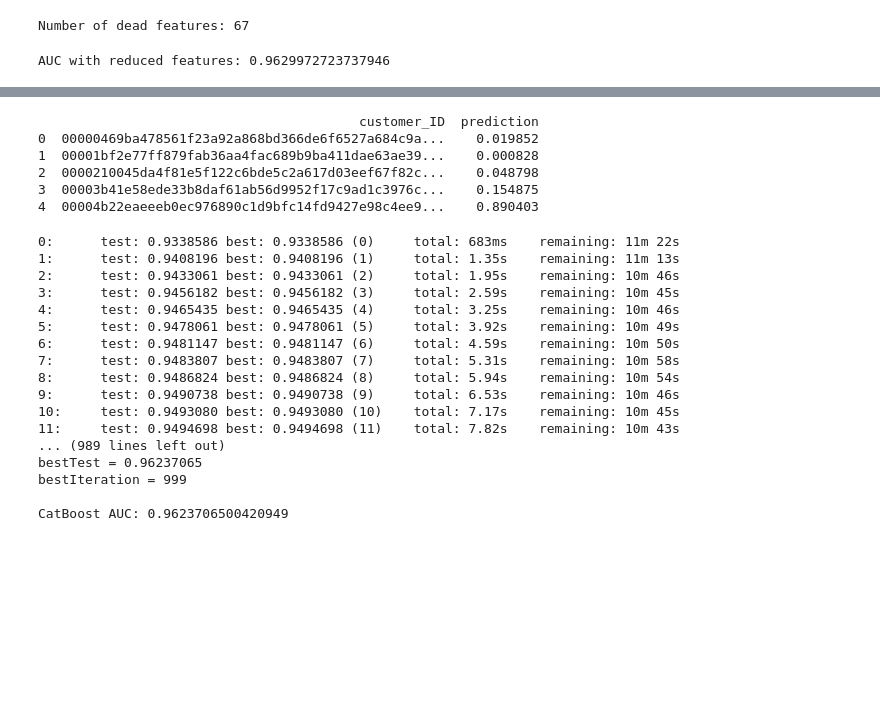
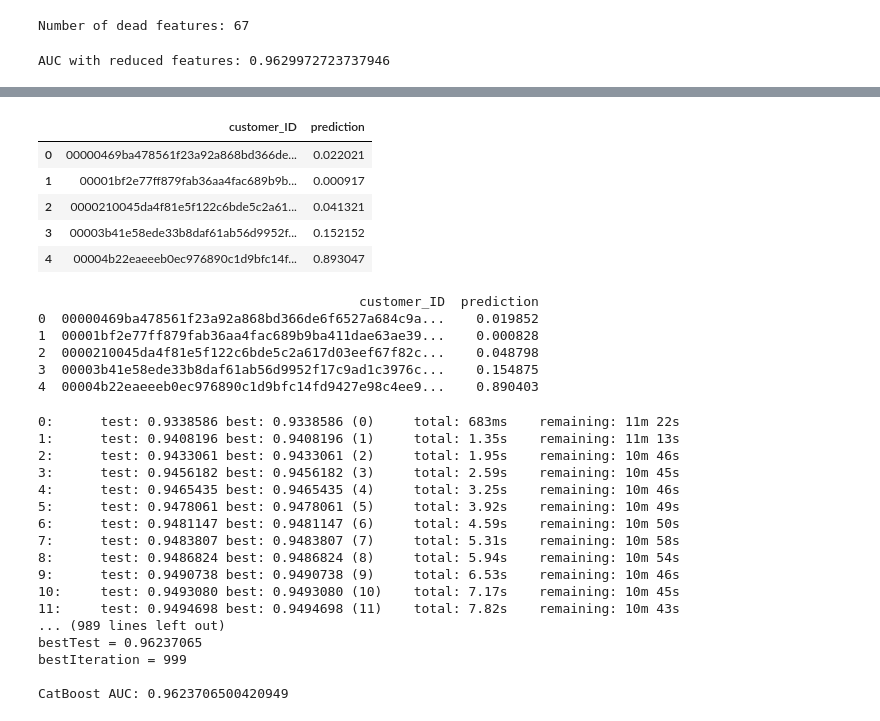
Before and after one commit to Javier2417/SC4000-Kaggle-Project-American-Express, a Jupyter notebook: YuTeng/notebook.ipynb, the cells around one changed output, grey strips where cells are left out. Drawn from its saved outputs; the diff is of its cells as text; code cells hidden in the pictures; blank space fills up the shorter version.

```diff
--- a/YuTeng/notebook.ipynb
+++ b/YuTeng/notebook.ipynb
@@ -449,3 +535,18 @@ AUC with reduced features: 0.9629972723737946
+# %%
+submission_lgb_cv = pd.DataFrame({
+    'customer_ID': test_agg['customer_ID'],
+    'prediction': lgb_cv_test_pred,
+})
+
+submission_lgb_cv.to_csv("submission_lgb_cv.csv", index=False)
+submission_lgb_cv.head()
+# %% [output]
+|  | customer_ID | prediction |
+| 0 | 00000469ba478561f23a92a868bd366de... | 0.022021 |
+| 1 | 00001bf2e77ff879fab36aa4fac689b9b... | 0.000917 |
+| 2 | 0000210045da4f81e5f122c6bde5c2a61... | 0.041321 |
+| 3 | 00003b41e58ede33b8daf61ab56d9952f... | 0.152152 |
+| 4 | 00004b22eaeeeb0ec976890c1d9bfc14f... | 0.893047 |
 # %%
 # try baseline model on test set
 preds_test = model.predict_proba(X_test_r)[:, 1]
```
Also changed, not shown: parts of 6 cells of this notebook.
